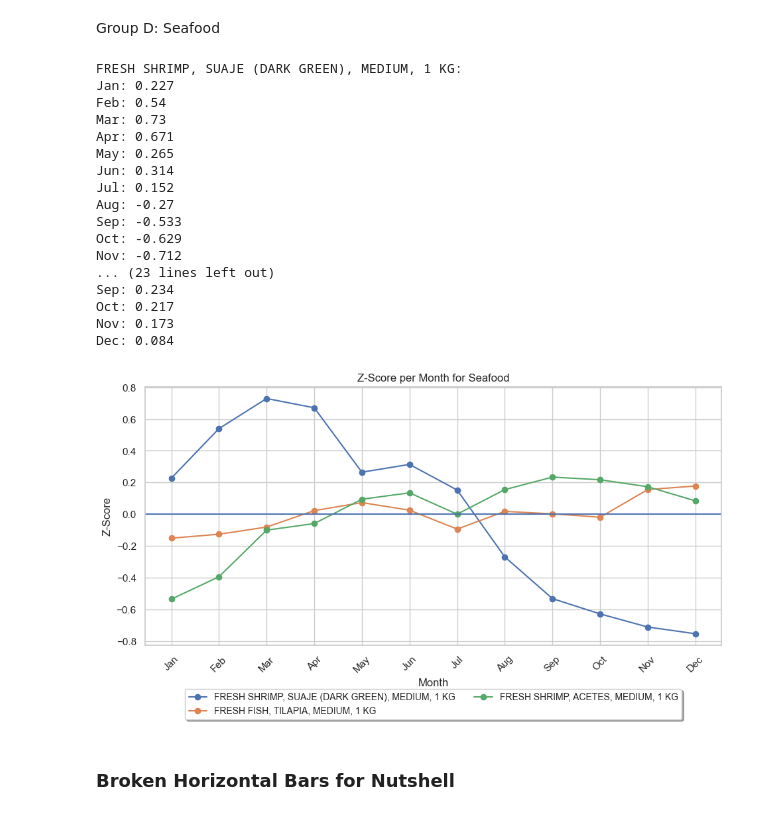
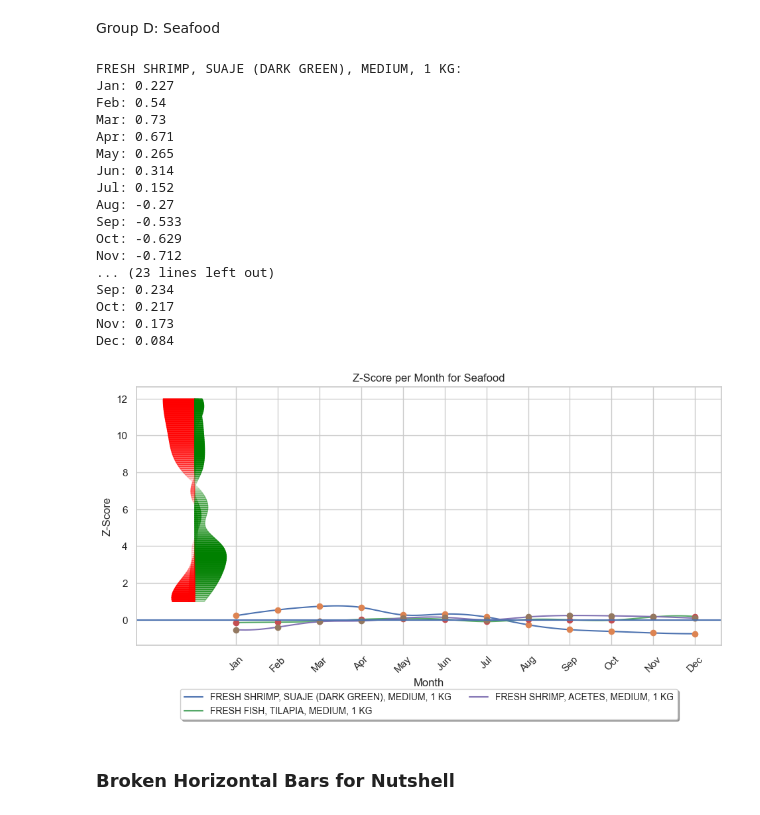
Before and after one commit to rue-22/cs132-group-two, a Jupyter notebook: EDA/EDAv1.ipynb, the cells around one changed output. Saved outputs shown, nothing was run; the diff lists cells and outputs as text; code cells hidden in the pictures.

Commit message:
CUBIC SPLINE INTERPOLATION

```diff
--- a/EDA/EDAv1.ipynb
+++ b/EDA/EDAv1.ipynb
@@ -373,7 +373,8 @@ def plot_sd_difference(seasonality_results):
             "GINGER, LOOSE, 1 KG",
             "CHAYOTE, 1 KG",
             "CAMOTE TOPS, 1 KG",
-            "FRESH FRUIT, BANANA, SABA, MEDIUM, 1 KG"
+            "FRESH FRUIT, BANANA, SABA, MEDIUM, 1 KG",
+            "YOUNG COCONUT, MEDIUM, 1 PC"
         ]
         if result['crop'] not in crops_to_plot:
             continue
@@ -484,6 +484,10 @@ Dec: 0.241
 # %% [markdown]
 Group D: Seafood
 # %%
+import numpy as np
+import matplotlib.pyplot as plt
+from scipy.interpolate import splrep, splev
+
 def plot_sd_difference(seasonality_results):
     plt.figure(figsize=(10, 6))
 
@@ -497,49 +501,66 @@ def plot_sd_difference(seasonality_results):
         if result['crop'] not in crops_to_plot:
             continue
 
-
-
         crop = result['crop']
         sd_diff = result['sigma_diff_from_overall_mean']
         months = result['months']
+
         print(f"{crop}:")
-        for i in range (12):
+        for i in range(12):
             print(f"{months[i]}: {round(sd_diff[i],3)}")
 
-        plt.plot(months, sd_diff, marker='o', linestyle='-', label=crop)
+        # Convert month names to numerical values for interpolation
+        month_numbers = np.arange(1, 13)
 
+        # Interpolation using cubic splines
+        spline = splrep(month_numbers, sd_diff, k=3)  # k=3 for cubic spline
+        smooth_months = np.linspace(1, 12, 100)
+        smooth_sd_diff = splev(smooth_months, spline)
+
+        # Plot the smooth line
+        plt.plot(smooth_months, smooth_sd_diff, label=crop)
+        # Plot the original data points
+        plt.plot(month_numbers, sd_diff, 'o')
+
+        for i in range(len(smooth_sd_diff) - 1):
+                if smooth_sd_diff[i] >= 0:
+                    plt.fill_betweenx([0, 12], smooth_sd_diff[i], smooth_sd_diff[i+1], color='green', alpha=smooth_sd_diff[i]/np.max(smooth_sd_diff))
+                else:
+                    plt.fill_betweenx([0, 12], smooth_sd_diff[i], smooth_sd_diff[i+1], color='red', alpha=abs(smooth_sd_diff[i])/np.max(abs(smooth_sd_diff)))
+
+    plt.title('Z-Score per Month for Seafood')
 
     plt.title('Z-Score per Month for Seafood')
     plt.xlabel('Month')
     plt.ylabel('Z-Score')
     plt.grid(True)
-    plt.xticks(rotation=45)
+    plt.xticks(month_numbers, months, rotation=45)
     plt.legend(loc='upper center', bbox_to_anchor=(0.5, -0.15), fancybox=True, shadow=True, ncol=2, fontsize='small')
     plt.tight_layout(pad=2)  # Adjust the padding to make the layout more compact
     plt.axhline()
     plt.show()
 
-
+# Assuming seasonality_results is already defined
 plot_sd_difference(seasonality_results)
 # %% [output]
 FRESH SHRIMP, SUAJE (DARK GREEN), MEDIUM, 1 KG:
 Jan: 0.227
 Feb: 0.54
 Mar: 0.73
 Apr: 0.671
 May: 0.265
 Jun: 0.314
 Jul: 0.152
 Aug: -0.27
 Sep: -0.533
 Oct: -0.629
 Nov: -0.712
 ... (23 lines left out)
 Sep: 0.234
 Oct: 0.217
 Nov: 0.173
 Dec: 0.084
-[figure, old version]
+[figure, new version]
 # %% [markdown]
 ### Broken Horizontal Bars for Nutshell
 # %%
```
Also changed, not shown: parts of 2 cells of this notebook.
